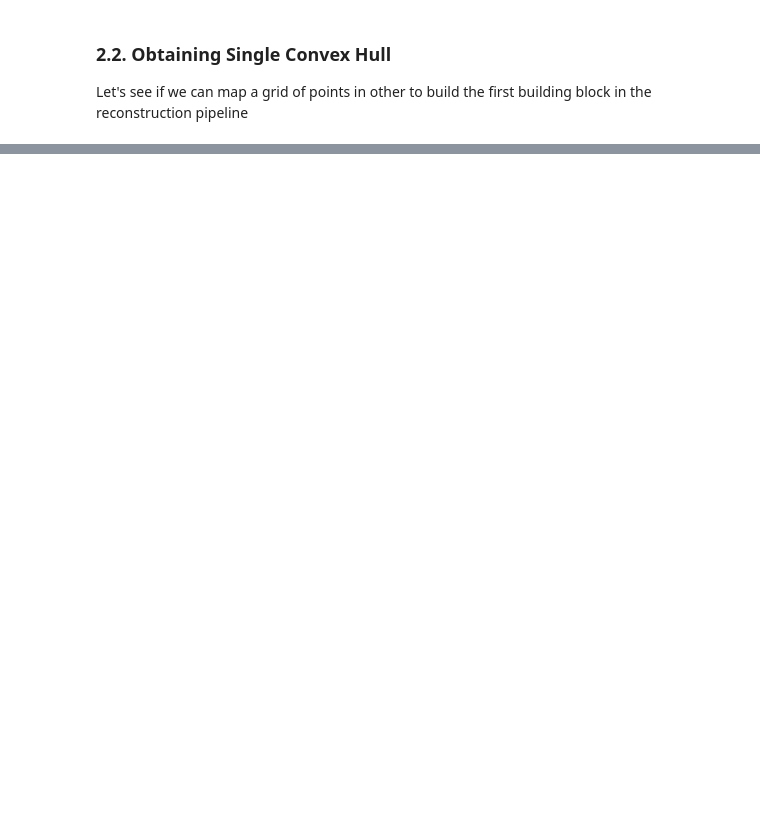
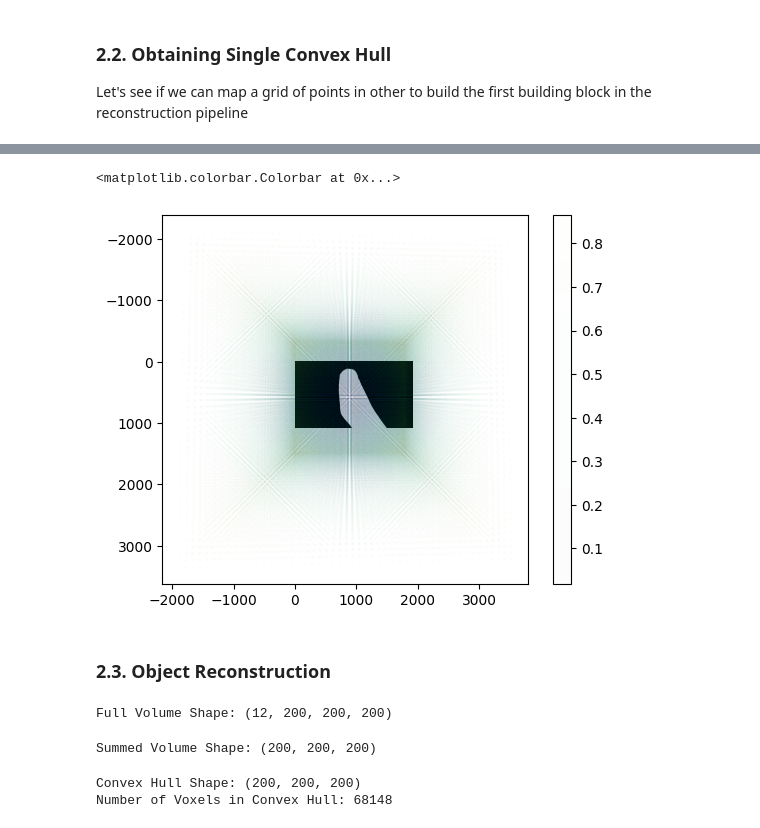
Before and after one commit to GuilhermeCosta-Ferreira/ARM-SOFT-Scanning, a Jupyter notebook: 3d_reconstruction/reconstruction_nb.ipynb, the cells around one changed output, grey strips where cells are left out. Saved outputs shown, nothing was run; the diff lists cells and outputs as text; code cells hidden in the pictures; blank space fills up the shorter version.

```diff
--- a/3d_reconstruction/reconstruction_nb.ipynb
+++ b/3d_reconstruction/reconstruction_nb.ipynb
@@ -112,0 +191,11 @@ Voxel Size: 0.005 m with Volume: 126.894 mm³ per Voxel
+# %%
+projected_points = np.array(projected_points)
+# %%
+plt.imshow(scans.scan(9), cmap='gray')
+plt.scatter(projected_points[:, 0], projected_points[:, 1], c=projected_points[:, 2], s=1, alpha=0.01)
+plt.colorbar()
+# %% [output]
+<matplotlib.colorbar.Colorbar at 0x...>
+[figure, added]
+# %% [markdown]
+### 2.3. Object Reconstruction
@@ -112,0 +211,17 @@ Voxel Size: 0.005 m with Volume: 126.894 mm³ per Voxel
+# %%
+full_volume = np.array(full_volume)
+print(f"Full Volume Shape: {full_volume.shape}")
+# %% [output]
+Full Volume Shape: (12, 200, 200, 200)
+# %%
+sum_volume = np.sum(full_volume, axis=0)
+print(f"Summed Volume Shape: {sum_volume.shape}")
+# %% [output]
+Summed Volume Shape: (200, 200, 200)
+# %%
+convex_hull = np.where(sum_volume > 10, 1, 0)
+print(f"Convex Hull Shape: {convex_hull.shape}")
+print(f"Number of Voxels in Convex Hull: {np.sum(convex_hull)}")
+# %% [output]
+Convex Hull Shape: (200, 200, 200)
+Number of Voxels in Convex Hull: 68148
```
Also changed, not shown: parts of 23 cells of this notebook, 28 other files.
